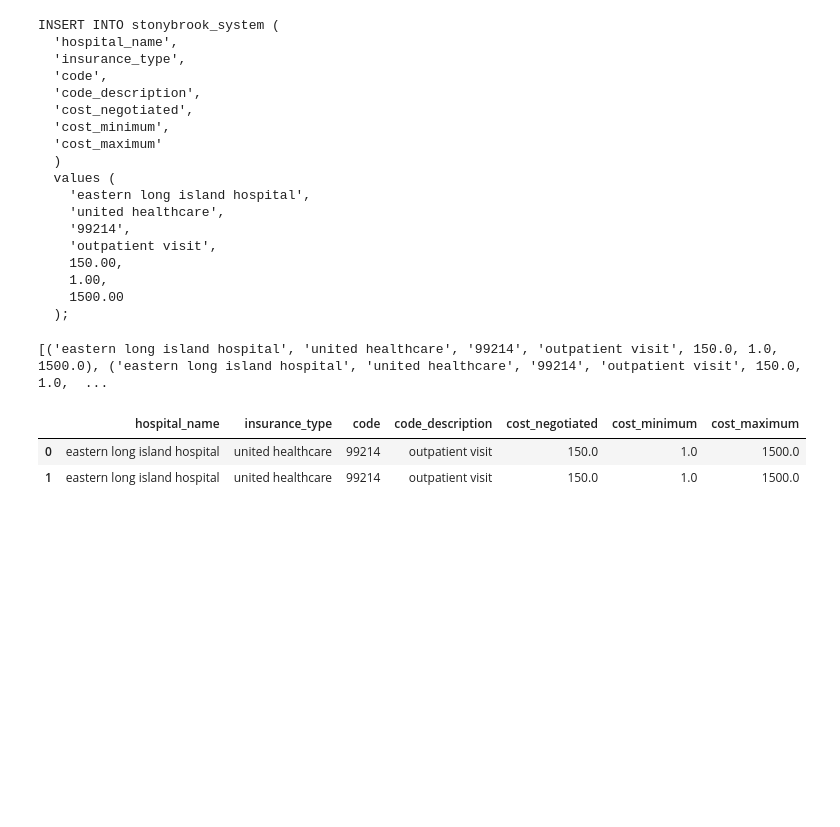
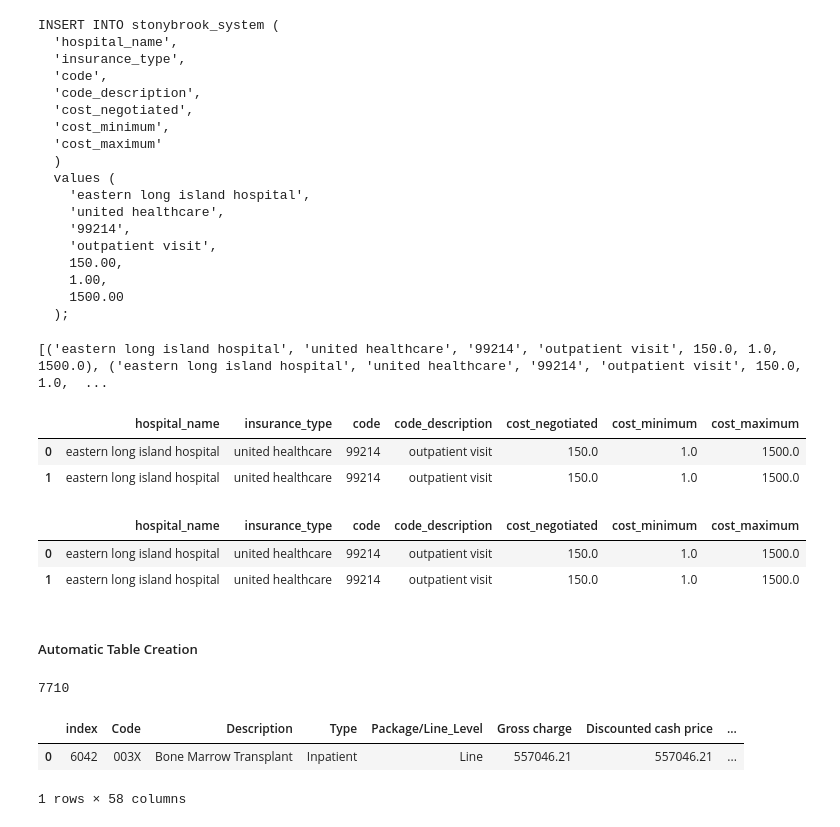
Before and after one commit to amnasyed1/sqlite_database_operations, a Jupyter notebook: sqlite_database_operations.ipynb, the cells around one changed output. Saved outputs shown, nothing was run; the diff lists cells and outputs as text; code cells hidden in the pictures; blank space fills up the shorter version.

```diff
--- a/sqlite_database_operations.ipynb
+++ b/sqlite_database_operations.ipynb
@@ -560,3 +563,12 @@ pd.read_sql_query("select * from stonybrook_system;", conn)
 |  | hospital_name | insurance_type | code | code_description | cost_negotiated | cost_minimum | cost_maximum |
 | 0 | eastern long island hospital | united healthcare | 99214 | outpatient visit | 150.0 | 1.0 | 1500.0 |
 | 1 | eastern long island hospital | united healthcare | 99214 | outpatient visit | 150.0 | 1.0 | 1500.0 |
+# %%
+stonybrook_system = pd.read_sql_query("select * from stonybrook_system;", conn)
+stonybrook_system
+# %% [output]
+|  | hospital_name | insurance_type | code | code_description | cost_negotiated | cost_minimum | cost_maximum |
+| 0 | eastern long island hospital | united healthcare | 99214 | outpatient visit | 150.0 | 1.0 | 1500.0 |
+| 1 | eastern long island hospital | united healthcare | 99214 | outpatient visit | 150.0 | 1.0 | 1500.0 |
+# %% [markdown]
+##### Automatic Table Creation
@@ -562,0 +578,18 @@ pd.read_sql_query("select * from stonybrook_system;", conn)
+# %%
+stonybrook_system_modified.to_sql('stonybrook_system', conn, if_exists='replace')
+# %% [output]
+7710
+# %%
+query = """
+  select *
+  from stonybrook_system
+  where description = 'Bone Marrow Transplant'
+  limit 100;
+"""
+
+response = pd.read_sql(query, conn)
+response
+# %% [output]
+|  | index | Code | Description | Type | Package/Line_Level | Gross charge | Discounted cash price | ... |
+| 0 | 6042 | 003X | Bone Marrow Transplant | Inpatient | Line | 557046.21 | 557046.21 | ... |
+1 rows × 58 columns
```
Also changed, not shown: parts of 6 cells of this notebook.
